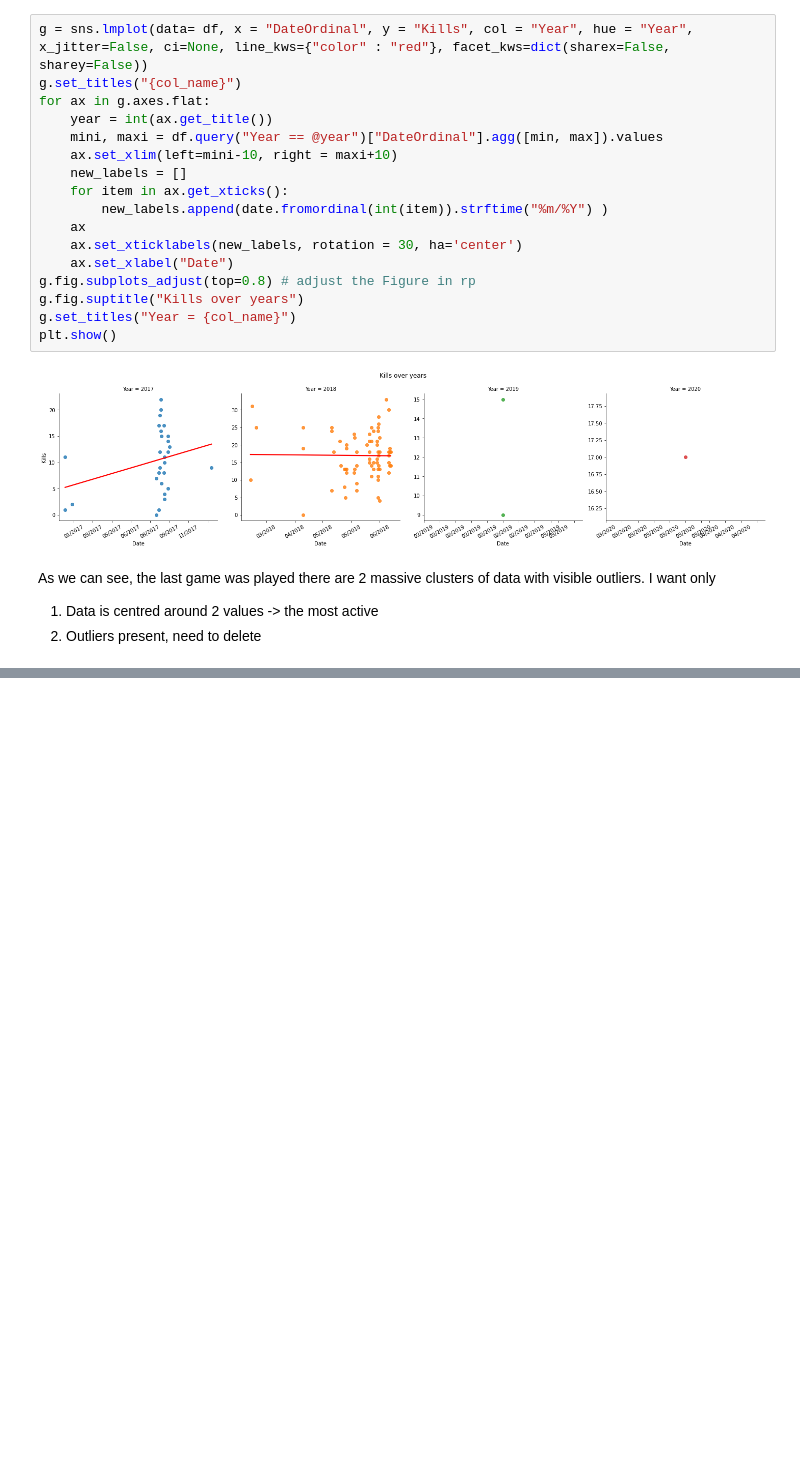
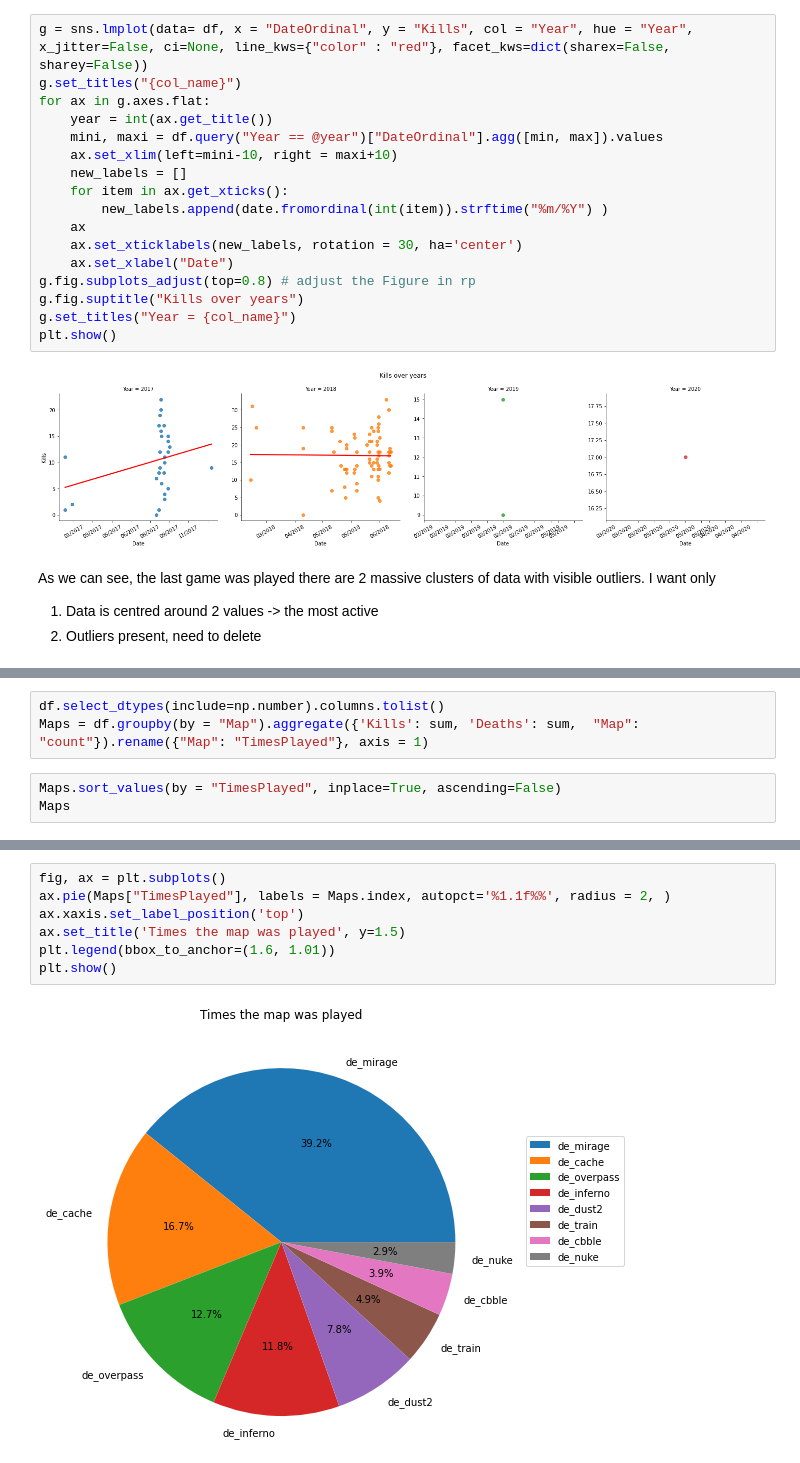
Before and after one commit to Mamin-gamer/Data-collection, a Jupyter notebook: notebooks/MyData.ipynb, the cells around one changed output, grey strips where cells are left out. Cells and saved outputs as stored; diff of their text form; blank space fills up the shorter version.

Commit message:
Pie chart 1

```diff
--- a/notebooks/MyData.ipynb
+++ b/notebooks/MyData.ipynb
@@ -109,3 +104,9 @@ df.head()
 | 2 | 2fb9fe10-5c7e-4f2f-860b-a9ee2f88801a | 2019-02-22 00:47:37.372 | 2019-02-22 00:49:08.208 | de_mirage | 15 | 18 | 0 | 8 | 4 | ... |
 | 3 | 2fb9fe10-5c7e-4f2f-860b-a9ee2f88801a | 2018-09-12 08:15:31.590 | 2018-09-12 08:16:57.279 | de_cache | 18 | 19 | 3 | 11 | 7 | ... |
 | 4 | 2fb9fe10-5c7e-4f2f-860b-a9ee2f88801a | 2018-09-12 07:14:34.446 | 2018-09-12 07:15:45.275 | de_mirage | 14 | 10 | 2 | 9 | 13 | ... |
+# %%
+df.select_dtypes(include=np.number).columns.tolist()
+Maps = df.groupby(by = "Map").aggregate({'Kills': sum, 'Deaths': sum,  "Map": "count"}).rename({"Map": "TimesPlayed"}, axis = 1)
+# %%
+Maps.sort_values(by = "TimesPlayed", inplace=True, ascending=False)
+Maps
@@ -111,0 +124,9 @@ df.head()
+# %%
+fig, ax = plt.subplots()
+ax.pie(Maps["TimesPlayed"], labels = Maps.index, autopct='%1.1f%%', radius = 2, )
+ax.xaxis.set_label_position('top')
+ax.set_title('Times the map was played', y=1.5)
+plt.legend(bbox_to_anchor=(1.6, 1.01))
+plt.show()
+# %% [output]
+[figure, added]
```
Also changed, not shown: parts of 3 cells of this notebook, 1 other file.
